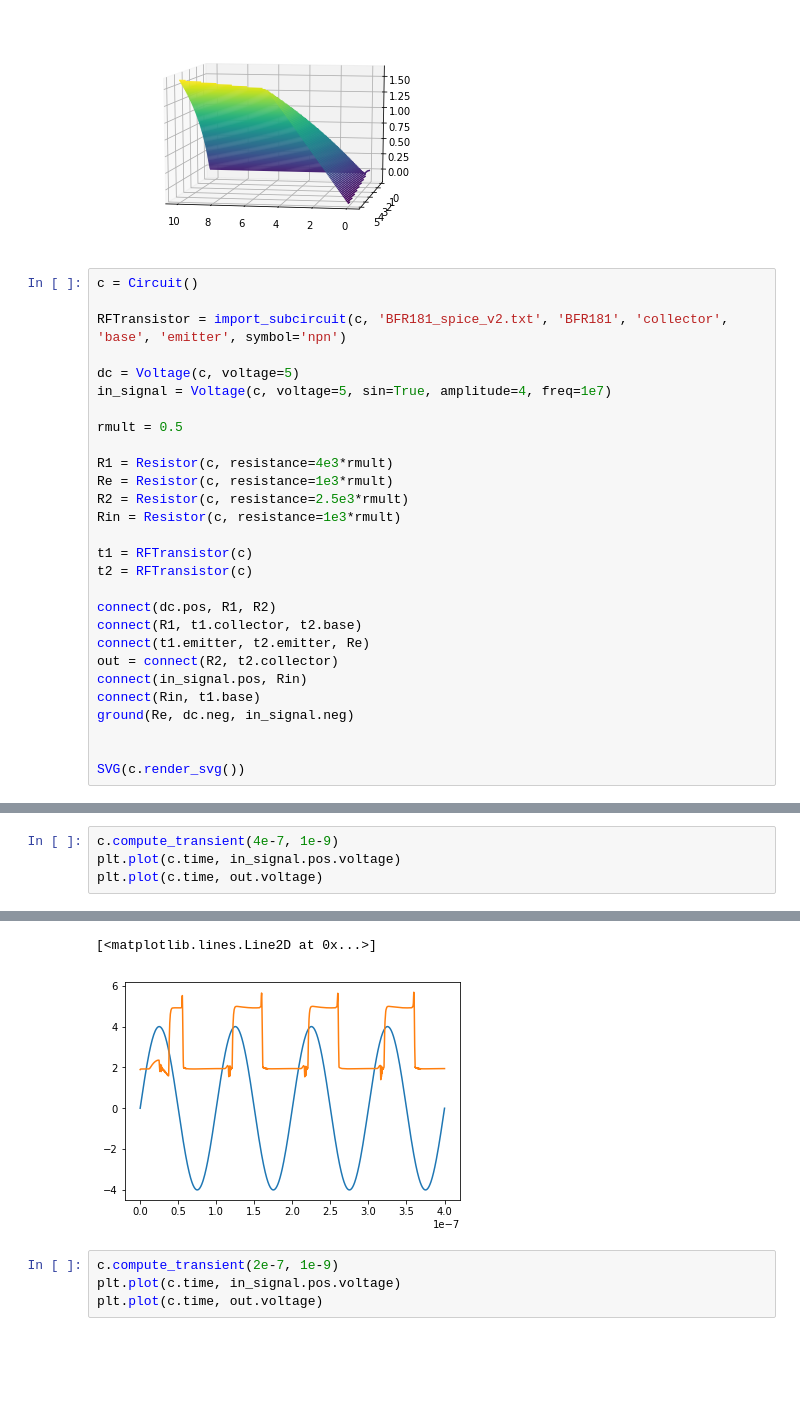
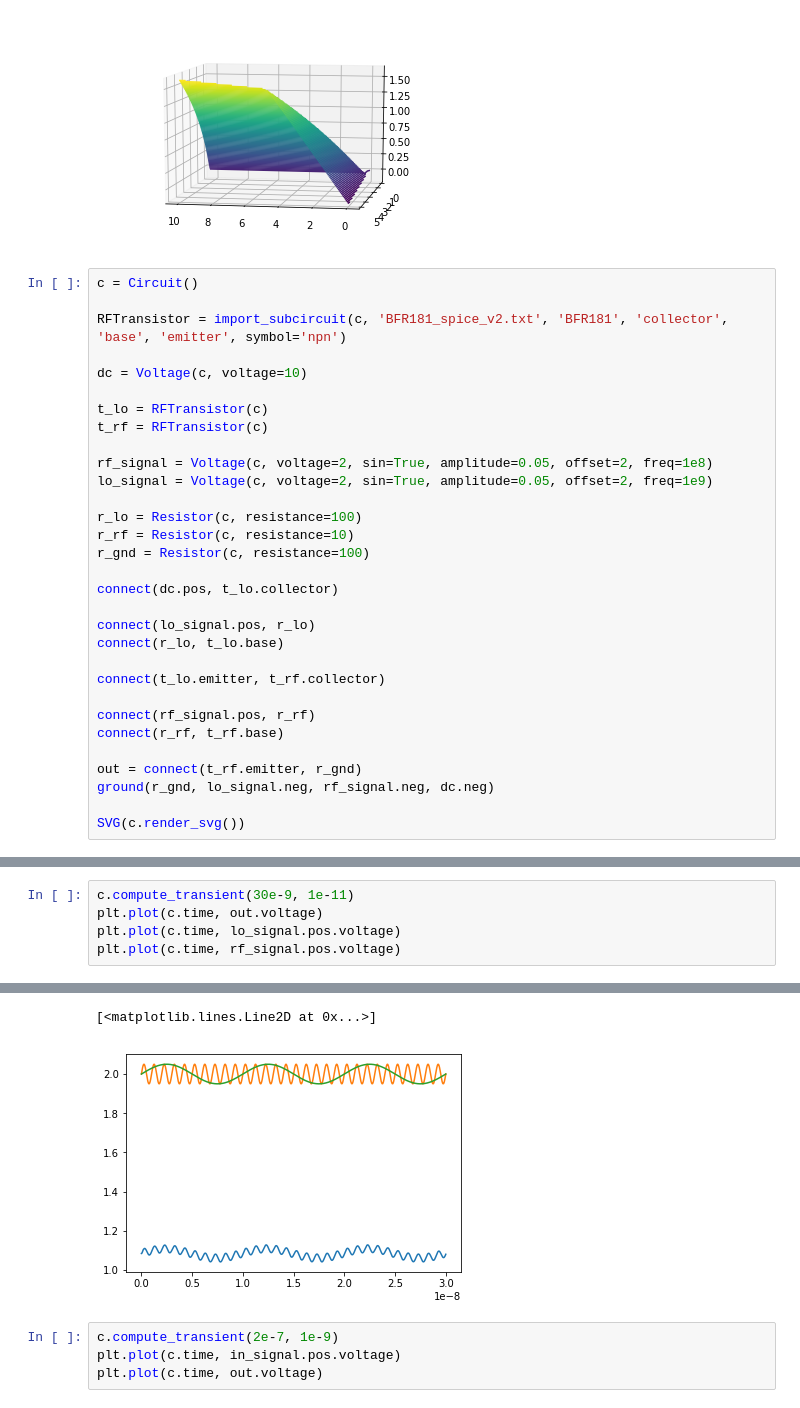
Before and after one commit to newhouseb/turmeric, a Jupyter notebook: basic_circuits.ipynb, the cells around one changed output, grey strips where cells are left out. Cells and saved outputs as stored; diff of their text form; blank space fills up the shorter version.

```diff
--- a/basic_circuits.ipynb
+++ b/basic_circuits.ipynb
@@ -71,35 +71,39 @@ c = Circuit()
 
 RFTransistor = import_subcircuit(c, 'BFR181_spice_v2.txt', 'BFR181', 'collector', 'base', 'emitter', symbol='npn')
 
-dc = Voltage(c, voltage=5)
-in_signal = Voltage(c, voltage=5, sin=True, amplitude=4, freq=1e7)
+dc = Voltage(c, voltage=10)
 
-rmult = 0.5
+t_lo = RFTransistor(c)
+t_rf = RFTransistor(c)
 
-R1 = Resistor(c, resistance=4e3*rmult)
-Re = Resistor(c, resistance=1e3*rmult)
-R2 = Resistor(c, resistance=2.5e3*rmult)
-Rin = Resistor(c, resistance=1e3*rmult)
+rf_signal = Voltage(c, voltage=2, sin=True, amplitude=0.05, offset=2, freq=1e8)
+lo_signal = Voltage(c, voltage=2, sin=True, amplitude=0.05, offset=2, freq=1e9)
 
-t1 = RFTransistor(c)
-t2 = RFTransistor(c)
+r_lo = Resistor(c, resistance=100)
+r_rf = Resistor(c, resistance=10)
+r_gnd = Resistor(c, resistance=100)
 
-connect(dc.pos, R1, R2)
-connect(R1, t1.collector, t2.base)
-connect(t1.emitter, t2.emitter, Re)
-out = connect(R2, t2.collector)
-connect(in_signal.pos, Rin)
-connect(Rin, t1.base)
-ground(Re, dc.neg, in_signal.neg)
+connect(dc.pos, t_lo.collector)
 
+connect(lo_signal.pos, r_lo)
+connect(r_lo, t_lo.base)
+
+connect(t_lo.emitter, t_rf.collector)
+
+connect(rf_signal.pos, r_rf)
+connect(r_rf, t_rf.base)
+
+out = connect(t_rf.emitter, r_gnd)
+ground(r_gnd, lo_signal.neg, rf_signal.neg, dc.neg)
 
 SVG(c.render_svg())
 # %% [output]
 [drawing not drawn]
 # %%
-c.compute_transient(4e-7, 1e-9)
-plt.plot(c.time, in_signal.pos.voltage)
+c.compute_transient(30e-9, 1e-11)
 plt.plot(c.time, out.voltage)
+plt.plot(c.time, lo_signal.pos.voltage)
+plt.plot(c.time, rf_signal.pos.voltage)
 # %% [output]
 Ignoring node x0.2
 Ignoring node x0.3
@@ -114,5 +122,5 @@ Ignoring node x1.20
 [<matplotlib.lines.Line2D at 0x...>]
-[figure, old version]
+[figure, new version]
 # %%
 c.compute_transient(2e-7, 1e-9)
 plt.plot(c.time, in_signal.pos.voltage)
```
Also changed, not shown: parts of 1 cell of this notebook, 1 other file.
